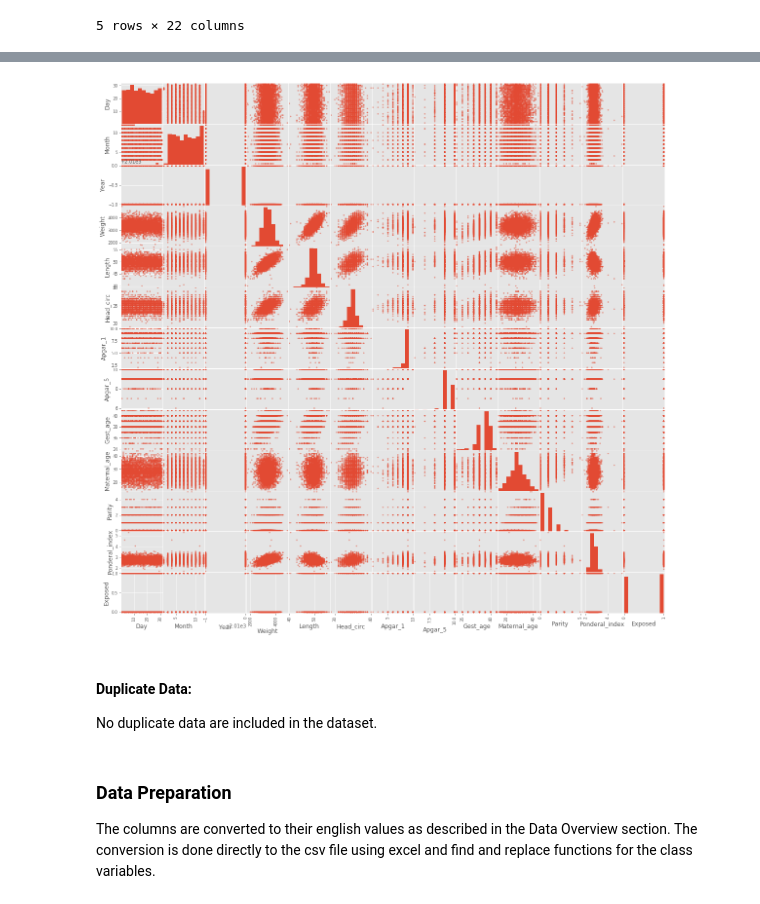
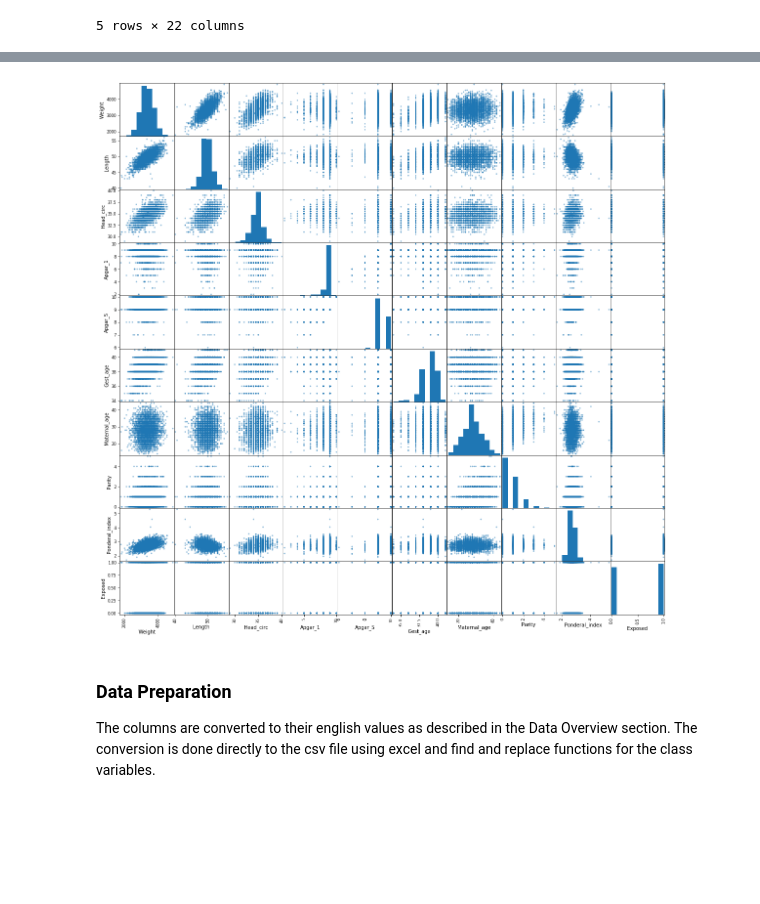
Before and after one commit to ShonTM/DataMiningProject1, a Jupyter notebook: MSDS Data Mining Project 1.ipynb, the cells around one changed output, grey strips where cells are left out. Cells and saved outputs as stored; diff of their text form; code cells hidden in the pictures; blank space fills up the shorter version.

```diff
--- a/MSDS Data Mining Project 1.ipynb
+++ b/MSDS Data Mining Project 1.ipynb
@@ -101,0 +85,4 @@ We see a few outliers from the scatterplots. Notable outliers are:
+# %%
+#drop "Clinic_ID" and "Excel_File_ID" from dataframe
+df.drop('Clinic_ID', axis=1, inplace=True, errors='ignore')
+df.drop('Excel_File_ID', axis=1, inplace=True, errors='ignore')
@@ -101,0 +95,3 @@ We see a few outliers from the scatterplots. Notable outliers are:
+# %%
+#replace NaN in Parity with 0, which is the most common label
+df['Parity'].fillna(0, inplace=True)
@@ -102,13 +109,10 @@ We see a few outliers from the scatterplots. Notable outliers are:
 # %%
 # Identify outliers from Scatterplot matrix
 from pandas.plotting import scatter_matrix
 
-ax = scatter_matrix(df,figsize=(20, 20))
+ax = scatter_matrix(df.drop(['Day','Month','Year'], axis=1),figsize=(20, 20))
 # %% [output]
-[figure, old version]
+[figure, new version]
-# %% [markdown]
-#### Duplicate Data:
-No duplicate data are included in the dataset.
 # %% [markdown]
 ### Data Preparation
 
```
Also changed, not shown: parts of 21 cells of this notebook, 1 other file.
